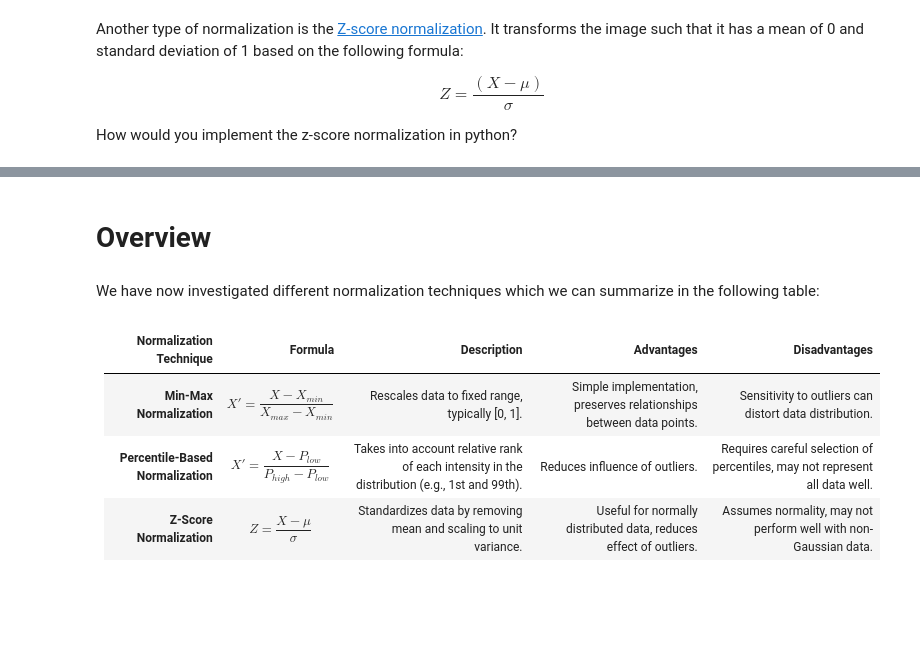
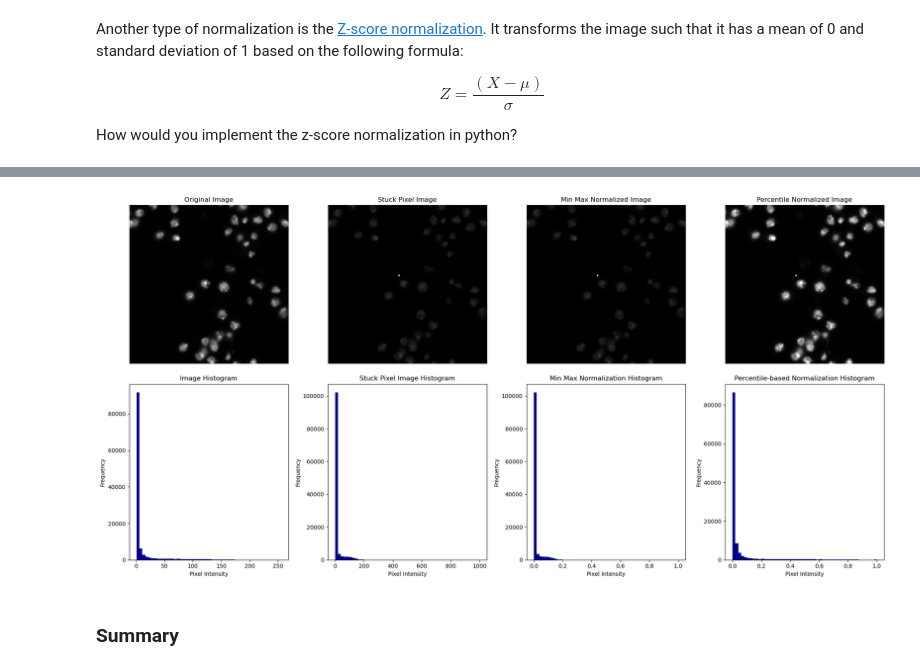
Before and after one commit to haesleinhuepf/BioImageAnalysisNotebooks, a Jupyter notebook: docs/12_image_analysis_basics/normalization.ipynb, the cells around one changed output, grey strips where cells are left out. Drawn from its saved outputs; the diff is of its cells as text; code cells hidden in the pictures; blank space fills up the shorter version.

```diff
--- a/docs/12_image_analysis_basics/normalization.ipynb
+++ b/docs/12_image_analysis_basics/normalization.ipynb
@@ -231,0 +243,3 @@ StackViewNDArray([[-0.89039758, -1.00298397, -1.11557035, ...,
+# %%
+min_max_stuck = (nuclei_stuck - nuclei_stuck.min()) / (nuclei_stuck.max() - nuclei_stuck.min())
+insight(min_max_stuck)
@@ -231,0 +262,6 @@ StackViewNDArray([[-0.89039758, -1.00298397, -1.11557035, ...,
+# %%
+p1_stuck = np.percentile(nuclei_stuck, 0.1)
+p99_stuck = np.percentile(nuclei_stuck, 99.9)
+
+percentile_stuck_unclipped = (nuclei_stuck - p1_stuck) / (p99_stuck - p1_stuck)
+insight(percentile_stuck_unclipped)
@@ -231,0 +284,3 @@ StackViewNDArray([[-0.89039758, -1.00298397, -1.11557035, ...,
+# %%
+percentile_stuck_clipped = np.clip(percentile_stuck_unclipped, 0, 1)
+insight(percentile_stuck_clipped)
@@ -232,10 +301,55 @@ StackViewNDArray([[-0.89039758, -1.00298397, -1.11557035, ...,
+# %%
+# Create a 2x3 subplot grid (2 rows, 3 columns)
+fig, axes = plt.subplots(2, 4, figsize=(20, 10))
+
+# Show the original image
+axes[0, 0].imshow(nuclei, cmap='gray')
+axes[0, 0].set_title('Original Image')
+axes[0, 0].axis('off')  # Hide axes
+
+# Show the image with a stuck pixel
+axes[0, 1].imshow(nuclei_stuck, cmap='gray')
+axes[0, 1].set_title('Stuck Pixel Image')
+axes[0, 1].axis('off')  # Hide axes
+
+# Show the min-max normalized image
+axes[0, 2].imshow(min_max_stuck, cmap='gray')
+axes[0, 2].set_title('Min Max Normalized Image')
+axes[0, 2].axis('off')  # Hide axes
+
+# Show the percentile-based normalized image
+axes[0, 3].imshow(percentile_stuck_clipped, cmap='gray')
+axes[0, 3].set_title('Percentile Normalized Image')
+axes[0, 3].axis('off')  # Hide axes
+
+# Original image histogram
+axes[1, 0].hist(nuclei.ravel(), bins=50, color='darkblue')
+axes[1, 0].set_title('Image Histogram')
+axes[1, 0].set_xlabel('Pixel Intensity')
+axes[1, 0].set_ylabel('Frequency')
+
+# Stuck pixel image histogram
+axes[1, 1].hist(nuclei_stuck.ravel(), bins=50, color='darkblue')
+axes[1, 1].set_title('Stuck Pixel Image Histogram')
+axes[1, 1].set_xlabel('Pixel Intensity')
+axes[1, 1].set_ylabel('Frequency')
+
+# Min-max normalized image histogram
+axes[1, 2].hist(min_max_stuck.ravel(), bins=50, color='darkblue')
+axes[1, 2].set_title('Min Max Normalization Histogram')
+axes[1, 2].set_xlabel('Pixel Intensity')
+axes[1, 2].set_ylabel('Frequency')
+
+# Percentile-based normalized image histogram
+axes[1, 3].hist(percentile_stuck_clipped.ravel(), bins=50, color='darkblue')
+axes[1, 3].set_title('Percentile-based Normalization Histogram')
+axes[1, 3].set_xlabel('Pixel Intensity')
+axes[1, 3].set_ylabel('Frequency')
+
+# Adjust layout for better spacing
+plt.tight_layout()
+plt.show()
+# %% [output]
+[figure, added]
 # %% [markdown]
-# Overview
+### Summary
-# %% [markdown]
-We have now investigated different normalization techniques which we can summarize in the following table:
-# %% [markdown]
-| **Normalization Technique**         | **Formula**                                      | **Description**                                           | **Advantages**                                          | **Disadvantages**                                   |
-|-------------------------------------|--------------------------------------------------|----------------------------------------------------------|--------------------------------------------------------|-----------------------------------------------------|
-| **Min-Max Normalization**           | $$ X' = \frac{X - X_{min}}{X_{max} - X_{min}} $$ | Rescales data to fixed range, typically [0, 1]. | Simple implementation, preserves relationships between data points. | Sensitivity to outliers can distort data distribution. |
-| **Percentile-Based Normalization**  | $$ X' = \frac{X - P_{low}}{P_{high} - P_{low}} $$ | Takes into account relative rank of each intensity in the distribution (e.g.,  1st and 99th). | Reduces influence of outliers. | Requires careful selection of percentiles, may not represent all data well. |
-| **Z-Score Normalization**           | $$ Z = \frac{X - \mu}{\sigma} $$               | Standardizes data by removing mean and scaling to unit variance. | Useful for normally distributed data, reduces effect of outliers. | Assumes normality, may not perform well with non-Gaussian data. |
```
Also changed, not shown: parts of 36 cells of this notebook.
